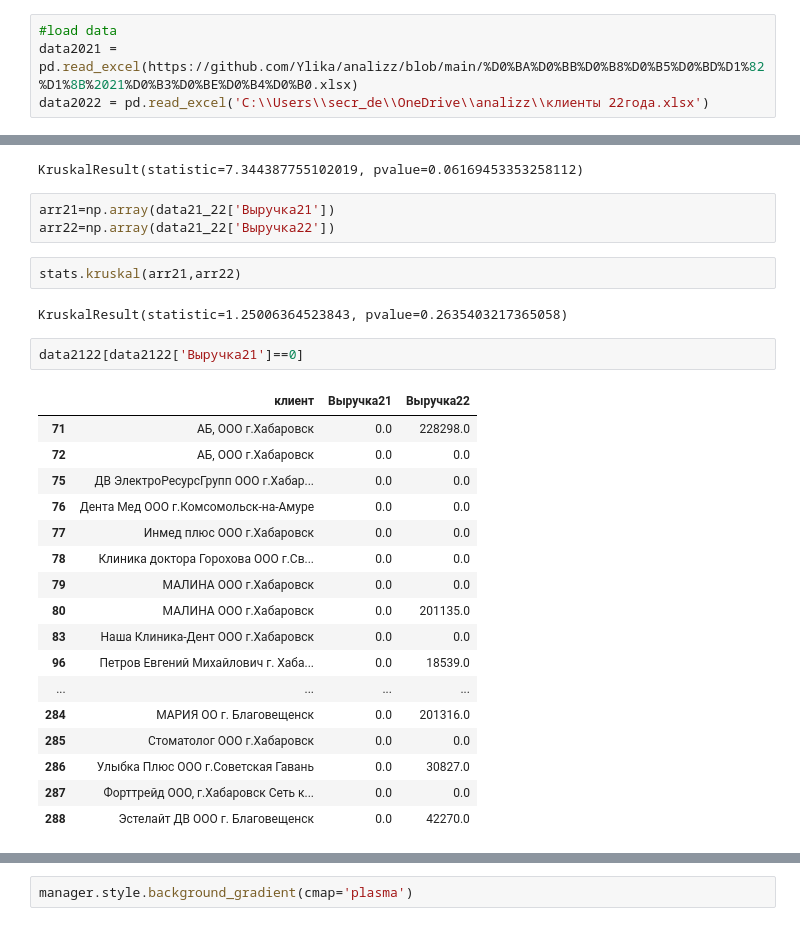
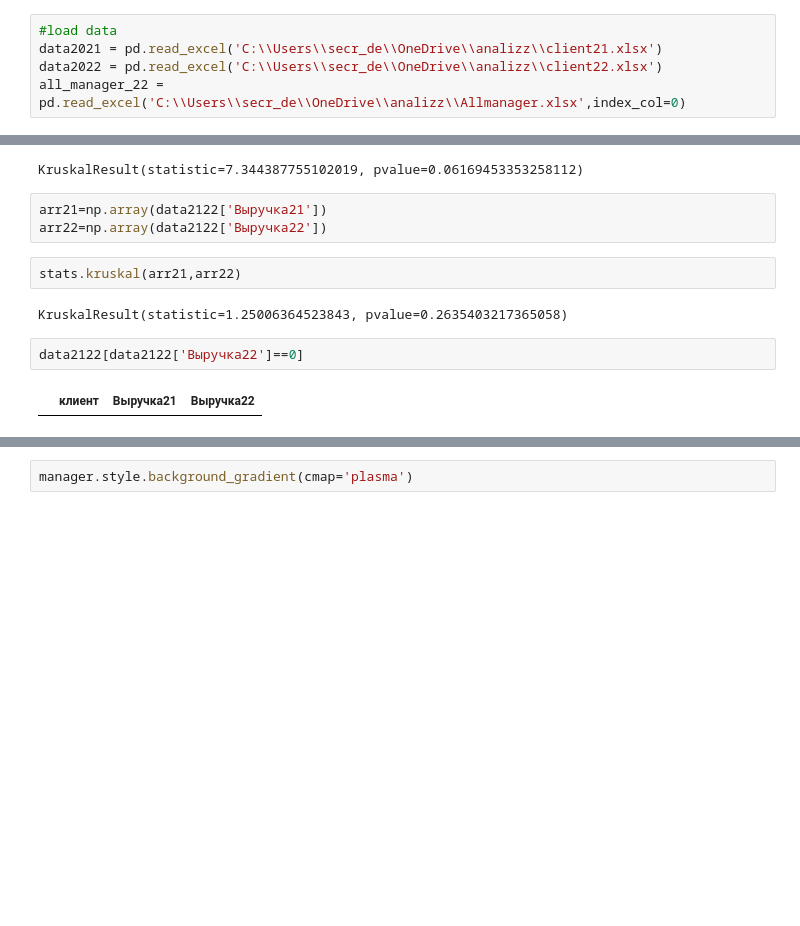
Before and after one commit to Ylika/analizz, a Jupyter notebook: Analizz.ipynb, the cells around one changed output, grey strips where cells are left out. Cells and saved outputs as stored; diff of their text form; blank space fills up the shorter version.

```diff
--- a/Analizz.ipynb
+++ b/Analizz.ipynb
@@ -19,8 +19,9 @@ import os
 %matplotlib inline
 # %%
 #load data
-data2021 = pd.read_excel(https://github.com/Ylika/analizz/blob/main/%D0%BA%D0%BB%D0%B8%D0%B5%D0%BD%D1%82%D1%8B%2021%D0%B3%D0%BE%D0%B4%D0%B0.xlsx)
-data2022 = pd.read_excel('C:\\Users\\secr_de\\OneDrive\\analizz\\клиенты 22года.xlsx')
+data2021 = pd.read_excel('C:\\Users\\secr_de\\OneDrive\\analizz\\client21.xlsx')
+data2022 = pd.read_excel('C:\\Users\\secr_de\\OneDrive\\analizz\\client22.xlsx')
+all_manager_22 = pd.read_excel('C:\\Users\\secr_de\\OneDrive\\analizz\\Allmanager.xlsx',index_col=0)
 # %%
 #merge
 data2122 = pd.merge(data2021,data2022, how='outer', on='клиент')
@@ -154,30 +153,14 @@ stats.kruskal(ndarr,ndarr1,ndarr2,ndarr3)
 # %% [output]
 KruskalResult(statistic=7.344387755102019, pvalue=0.06169453353258112)
 # %%
-arr21=np.array(data21_22['Выручка21'])
-arr22=np.array(data21_22['Выручка22'])
+arr21=np.array(data2122['Выручка21'])
+arr22=np.array(data2122['Выручка22'])
 # %%
 stats.kruskal(arr21,arr22)
 # %% [output]
 KruskalResult(statistic=1.25006364523843, pvalue=0.2635403217365058)
 # %%
-data2122[data2122['Выручка21']==0]
+data2122[data2122['Выручка22']==0]
 # %% [output]
 |  | клиент | Выручка21 | Выручка22 |
-| 71 | АБ, ООО г.Хабаровск | 0.0 | 228298.0 |
-| 72 | АБ, ООО г.Хабаровск | 0.0 | 0.0 |
-| 75 | ДВ ЭлектроРесурсГрупп ООО г.Хабар... | 0.0 | 0.0 |
-| 76 | Дента Мед ООО г.Комсомольск-на-Амуре | 0.0 | 0.0 |
-| 77 | Инмед плюс ООО г.Хабаровск | 0.0 | 0.0 |
-| 78 | Клиника доктора Горохова ООО г.Св... | 0.0 | 0.0 |
-| 79 | МАЛИНА ООО г.Хабаровск | 0.0 | 0.0 |
-| 80 | МАЛИНА ООО г.Хабаровск | 0.0 | 201135.0 |
-| 83 | Наша Клиника-Дент ООО г.Хабаровск | 0.0 | 0.0 |
-| 96 | Петров Евгений Михайлович г. Хаба... | 0.0 | 18539.0 |
-| ... | ... | ... | ... |
-| 284 | МАРИЯ ОО г. Благовещенск | 0.0 | 201316.0 |
-| 285 | Стоматолог ООО г.Хабаровск | 0.0 | 0.0 |
-| 286 | Улыбка Плюс ООО г.Советская Гавань | 0.0 | 30827.0 |
-| 287 | Форттрейд ООО, г.Хабаровск Сеть к... | 0.0 | 0.0 |
-| 288 | Эстелайт ДВ ООО г. Благовещенск | 0.0 | 42270.0 |
 # %%
```
Also changed, not shown: parts of 13 cells of this notebook, 2 other files.
